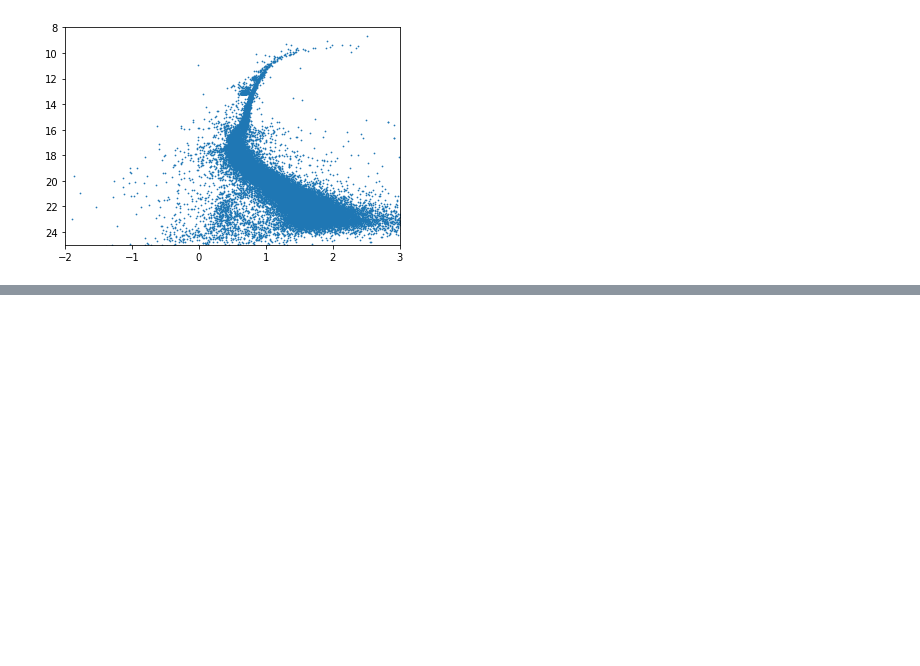
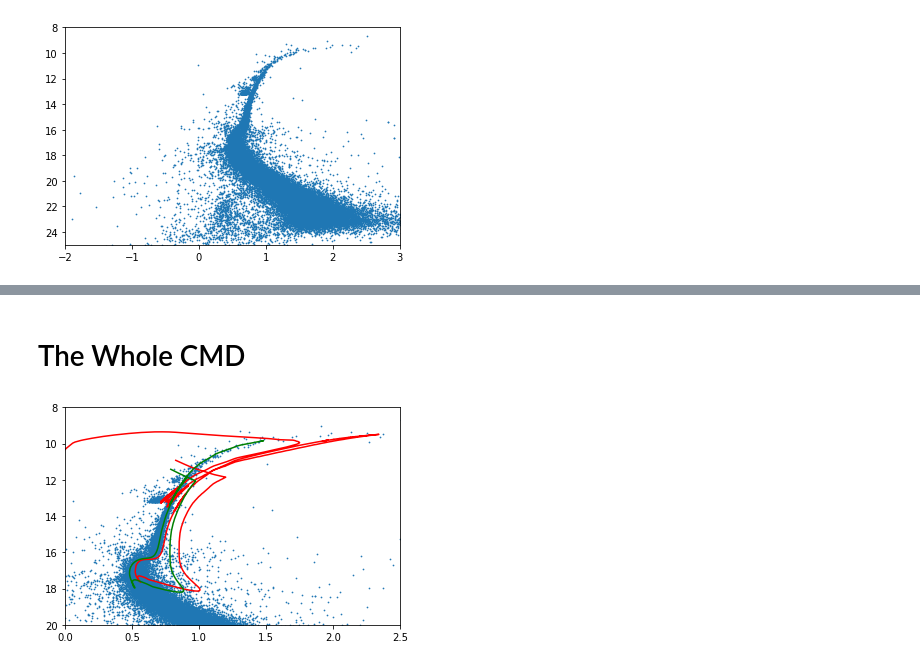
Before and after one commit to UBC-Astrophysics/globular_cluster_lab, a Jupyter notebook: Globular Cluster Lab.ipynb, the cells around one changed output, grey strips where cells are left out. Cells and saved outputs as stored; diff of their text form; code cells hidden in the pictures; blank space fills up the shorter version.

```diff
--- a/Globular Cluster Lab.ipynb
+++ b/Globular Cluster Lab.ipynb
@@ -28,0 +31,15 @@ plt.show()
+# %%
+pdata9=np.genfromtxt("paintedhistory09M.data",names=True,skip_header=1,unpack=True)
+pdata=np.genfromtxt("paintedhistory1M.data",names=True,skip_header=1,unpack=True)
+# %% [markdown]
+# The Whole CMD
+# %%
+plt.scatter(data['VIvega'],data['Ivega'],s=0.5)
+plt.plot(pdata['F606W']-pdata['F814W'],pdata['F814W']+13.1,c='r')
+plt.plot(pdata9['F606W']-pdata9['F814W']+0.03,pdata9['F814W']+13.5,c='g')
+# the whole CMD
+plt.xlim(0.0,2.5)
+plt.ylim(20,8)
+plt.show()
+# %% [output]
+[figure, added]
```
Also changed, not shown: parts of 9 cells of this notebook, 1 other file.
